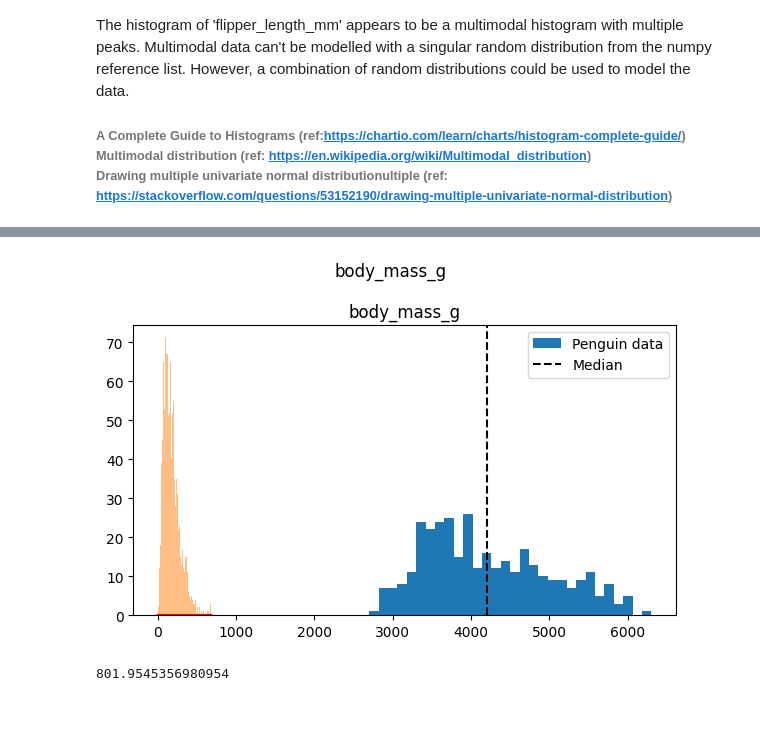
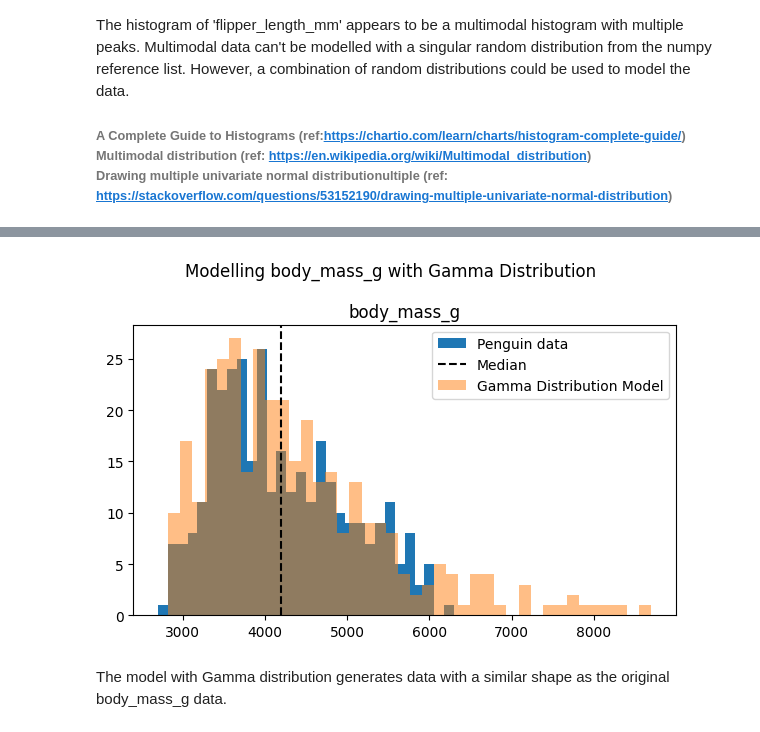
Before and after one commit to noyo0/Fundamentals_DataAnalysis, a Jupyter notebook: tasks.ipynb, the cells around one changed output, grey strips where cells are left out. Saved outputs shown, nothing was run; the diff lists cells and outputs as text; code cells hidden in the pictures.

```diff
--- a/tasks.ipynb
+++ b/tasks.ipynb
@@ -672,41 +701,37 @@ plt.show()
 # %%
-# gaussian - body_mass_g
+# Modelling body_mass_g data with Gaussian distribution
 
-# stats to use
+# reusables from variable
 c=['body_mass_g']
 i=0
 mean = df[c[i]].mean()
 q1 = df[c[i]].quantile(0.25)
 q3 = df[c[i]].quantile(0.75)
 std = df[c[i]].std()
 
 # set plot
 fig, ax = plt.subplots(1,1, figsize=(6,4))
-fig.suptitle(c[i],fontsize=12)
+fig.suptitle(f"Modelling {c[i]} with Gamma Distribution",fontsize=12)
 
 # histogram of original data
 ax.hist(df[c[i]],bins=30, label="Penguin data")
 ax.axvline(mean, color="black", ls="--", label="Median")
 ax.set_title(c[i])
 ax.legend()
 grid=rows[i],cols[i] #pass grid coordinate
 
-shape = 3 #mean/1000
-scale = 60 #std
-s = np.random.gamma(shape, scale, 1000)
-import matplotlib.pyplot as plt
-import scipy.special as sps
-count, bins, ignored = plt.hist(s, 50,alpha=0.5) #density=True
-y = bins**(shape-1)*(np.exp(-bins/scale) /
-                     (sps.gamma(shape)*scale**shape))
-plt.plot(bins, y, linewidth=2, color='r')
-
-
+# random gamma
+shape = mean/2000 # shape fitting with trial and error
+scale = std/1 # shape fitting with trial and error
+np.random.seed(42) #adding random seed for reproducibility
+# gamma function repurposed from: https://numpy.org/doc/stable/reference/random/generated/numpy.random.gamma.html
+s = (df[c[i]].min())+(np.random.gamma(shape, scale, len(df[c[i]]))) # gamma starts from minimum value in body_mass_g variable, size equals the size of the array
+#draw gamma histogram
+ax.hist(s, 40,alpha=0.5,label="Gamma Distribution Model") #density=True
+ax.legend()
 plt.tight_layout()
 plt.show()
 # %% [output]
-[figure, old version]
+[figure, new version]
-# %%
-df['body_mass_g'].std()
-# %% [output]
-801.9545356980954
+# %% [markdown]
+The model with Gamma distribution generates data with a similar shape as the original body_mass_g data.
```
Also changed, not shown: parts of 16 cells of this notebook, 9 other files.
